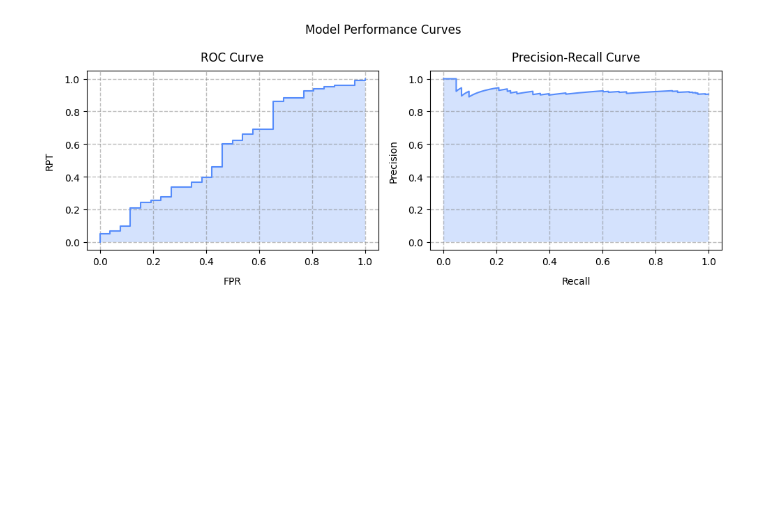
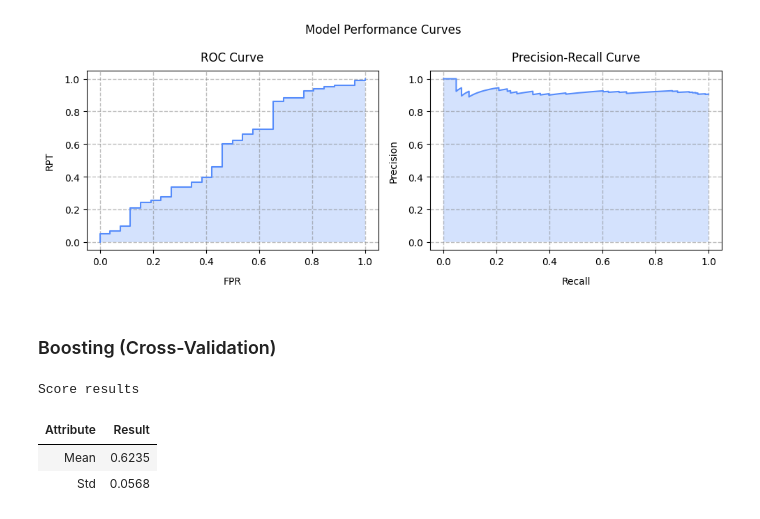
Before and after one commit to BogdanPinchuk/DataScience-PBY_HW20_Course_Project, a Jupyter notebook: Bohdan_Pinchuk_DS_HW20.ipynb, the cells around one changed output. Drawn from its saved outputs; the diff is of its cells as text; code cells hidden in the pictures; blank space fills up the shorter version.

Commit message:
[Homework20] - saved scores for xgboost

```diff
--- a/Bohdan_Pinchuk_DS_HW20.ipynb
+++ b/Bohdan_Pinchuk_DS_HW20.ipynb
@@ -2675,7 +2675,7 @@ from sklearn.model_selection import StratifiedKFold, cross_val_score
 n_splits = 5
 rng_seed = 42
 scoring = 'roc_auc'
-load_model = False
+load_model = True
 model_file_name = "resources/credit_card_dataset_rndforest.scores"
 
 # Solution
@@ -2816,3 +2816,65 @@ plt.tight_layout()
 plt.show()
 # %% [output]
 [figure]
+# %%
+# Boosting (Cross-Validation)
+
+import joblib
+import numpy as np
+import apps.reporter as rpt
+from pathlib import Path
+from xgboost import XGBClassifier
+from sklearn.model_selection import StratifiedKFold, cross_val_score
+
+# Input data
+n_splits = 5
+ratio = float(1 - (1 / n_splits))
+rng_seed = 42
+scoring = 'roc_auc'
+load_model = True
+model_file_name = "resources/credit_card_dataset_xgboost.scores"
+
+# Solution
+scale_pos_weight = max(sorted_target_values_count) / min(sorted_target_values_count)
+
+file_path = Path(model_file_name)
+
+# try to load scores
+if load_model and file_path.exists():
+    scores = joblib.load(model_file_name)
+else:
+    skf = StratifiedKFold(n_splits=n_splits, shuffle=True, random_state=rng_seed)
+    model = XGBClassifier(
+        n_estimators=300,
+        max_depth=5,
+        learning_rate=0.05,
+        subsample=ratio,
+        colsample_bytree=ratio,
+        random_state=rng_seed,
+        eval_metric='logloss',
+        n_jobs=-1,
+        scale_pos_weight=scale_pos_weight,
+    )
+    scores = cross_val_score(model,
+                             X_train,
+                             Y_train,
+                             cv=skf,
+                             scoring=scoring)
+    # save model
+    joblib.dump(scores, model_file_name)
+
+rp = rpt.Reporter()
+rp.tolerance = 4
+rp.add_item("Mean", rp.format_value(float(np.mean(scores))))
+rp.add_item("Std", rp.format_value(float(np.std(scores))))
+df_xgb_scores = rp.get_pd_report()
+
+# Print results
+display(Markdown(f"### Boosting (Cross-Validation)"))
+rp.print_pd_report("Score results")
+# %% [output]
+### Boosting (Cross-Validation)
+Score results
+| Attribute | Result |
+| Mean | 0.6235 |
+| Std | 0.0568 |
```
Also changed, not shown: 1 other file.
